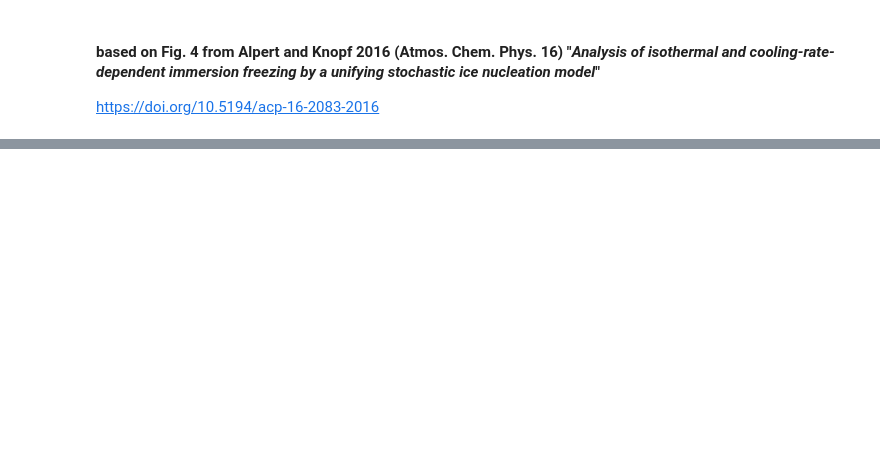
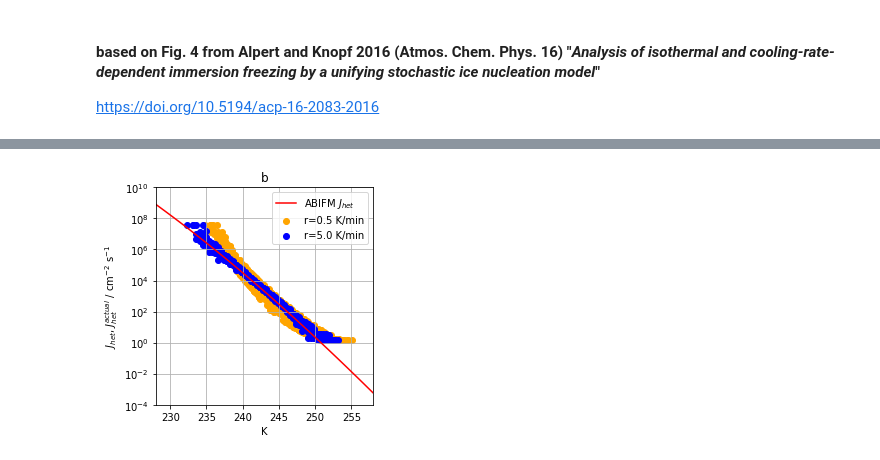
Before and after one commit to trontrytel/PySDM-examples, a Jupyter notebook: PySDM_examples/Alpert_and_Knopf_2016/fig_4.ipynb, the cells around one changed output, grey strips where cells are left out. Cells and saved outputs as stored; diff of their text form; code cells hidden in the pictures; blank space fills up the shorter version.

```diff
--- a/PySDM_examples/Alpert_and_Knopf_2016/fig_4.ipynb
+++ b/PySDM_examples/Alpert_and_Knopf_2016/fig_4.ipynb
@@ -47,0 +32,6 @@ show_plot()
+# %%
+sim.plot_J_het(variant='actual')
+pylab.title("b")
+show_plot()
+# %% [output]
+[figure, added]
```
Also changed, not shown: parts of 8 cells of this notebook, 3 other files.
